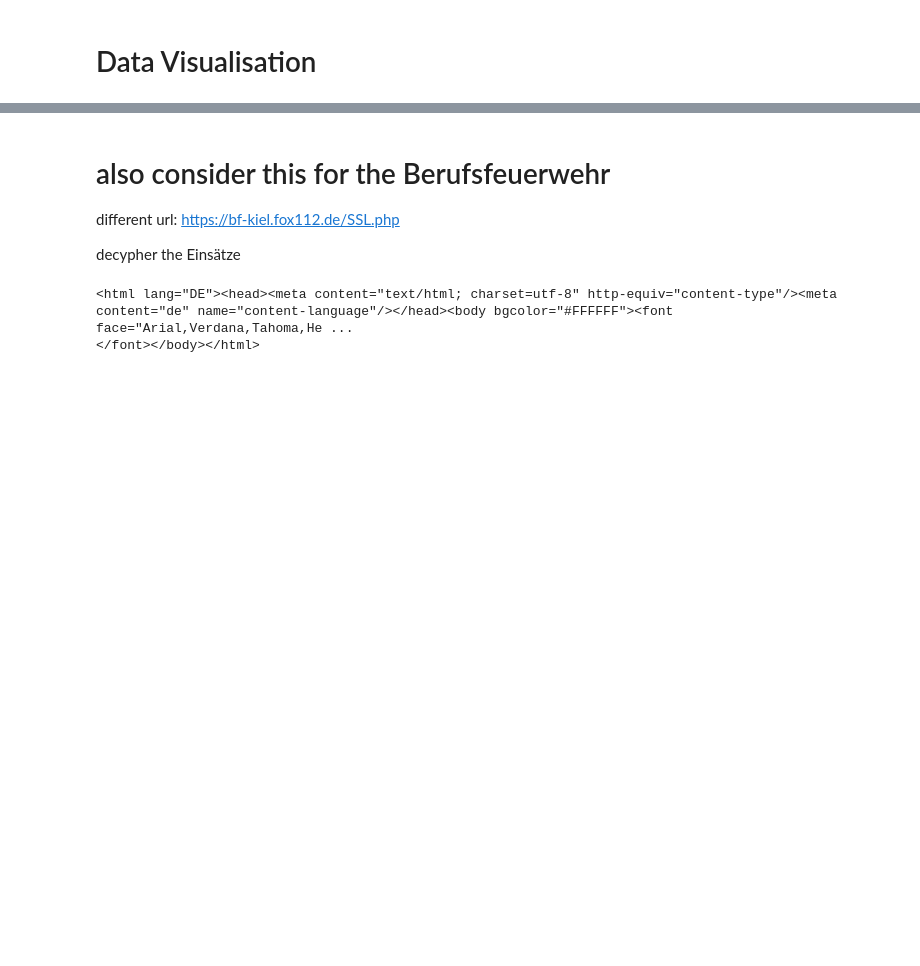
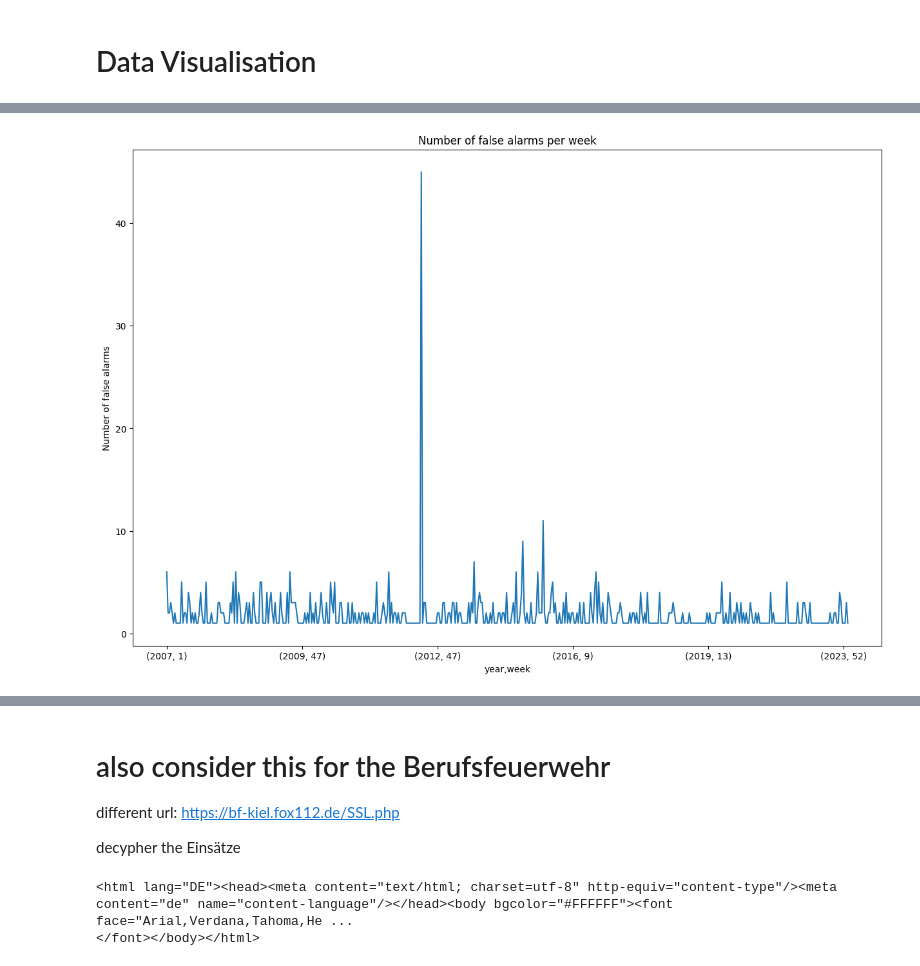
Before and after one commit to MartinDieCooleSocke420/sem2_social_media_analytics, a Jupyter notebook: capstone/exersise.ipynb, the cells around one changed output, grey strips where cells are left out. Saved outputs shown, nothing was run; the diff lists cells and outputs as text; code cells hidden in the pictures; blank space fills up the shorter version.

```diff
--- a/capstone/exersise.ipynb
+++ b/capstone/exersise.ipynb
@@ -136,0 +136,8 @@ plt.show()
+# %%
+# plot a time series of the categories "Fehlalarm"
+df[df["category"] == "Fehlalarm"].groupby(["year", "week"]).size().plot(kind='line', figsize=(15, 10))
+plt.title("Number of false alarms per week")
+plt.ylabel("Number of false alarms")
+plt.show()
+# %% [output]
+[figure, added]
```
Also changed, not shown: parts of 6 cells of this notebook.
